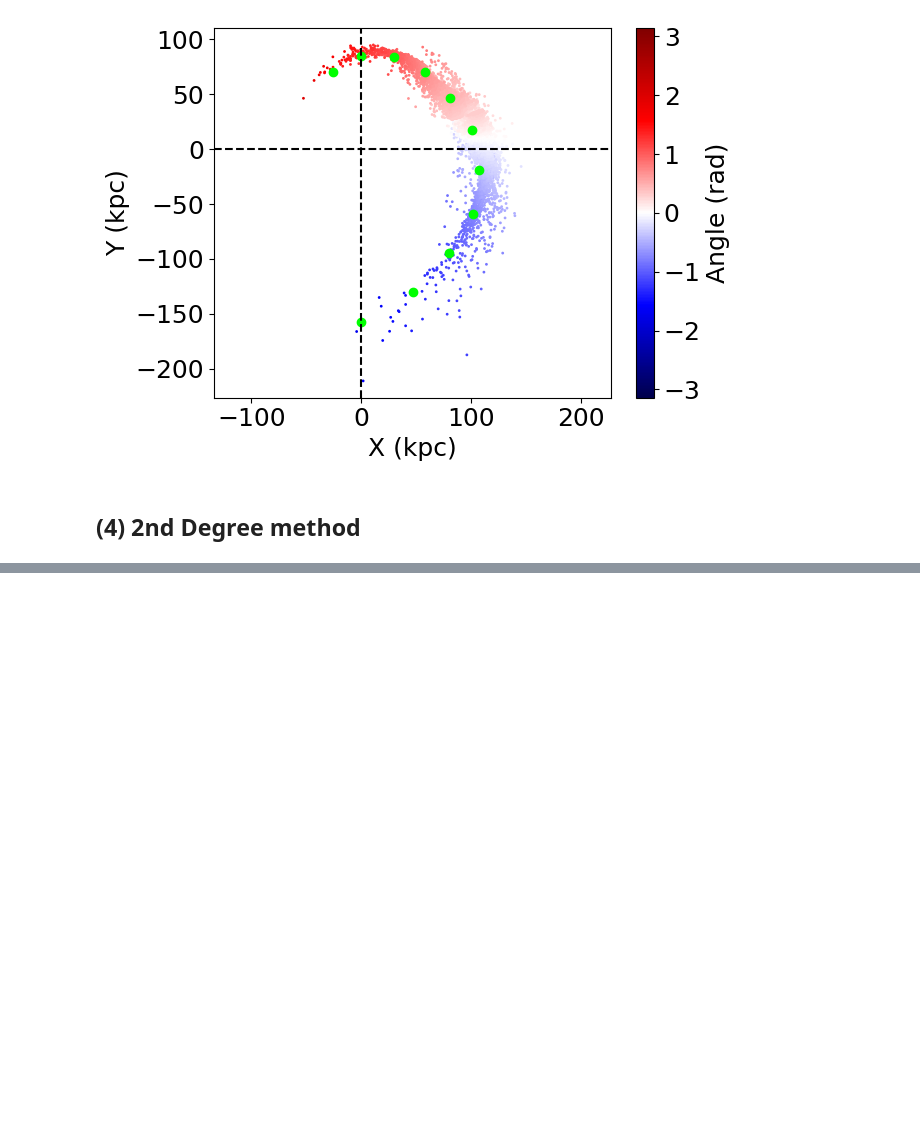
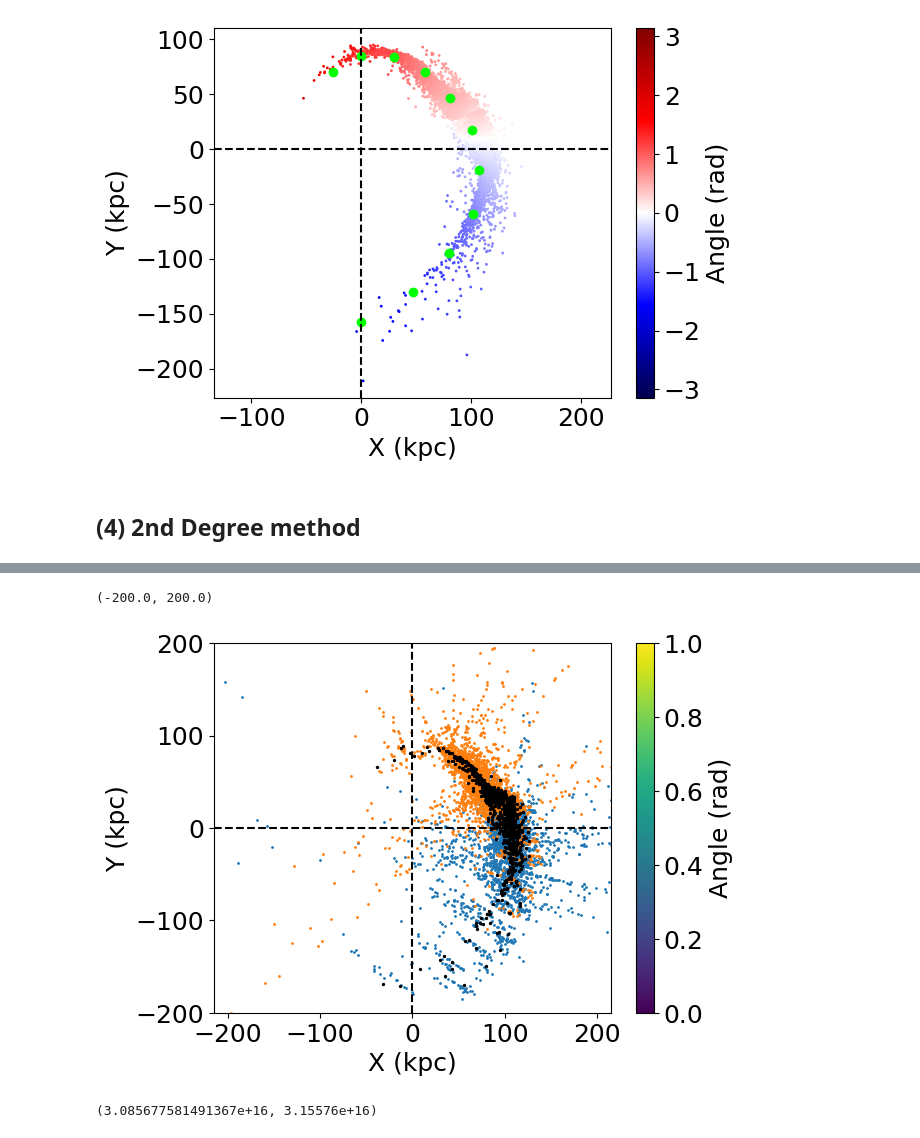
Before and after one commit to David-Chemaly/StreaMAX, a Jupyter notebook: quick_start.ipynb, the cells around one changed output, grey strips where cells are left out. Cells and saved outputs as stored; diff of their text form; code cells hidden in the pictures; blank space fills up the shorter version.

Commit message:
linear approx not working

```diff
--- a/quick_start.ipynb
+++ b/quick_start.ipynb
@@ -236,0 +198,10 @@ state1
+# %%
+even = ic_particle_spray[::2]
+even_base = ic_particle_spray_base[::2]
+even_approxed = jnp.einsum('nij,nkj->nki', S[::2], even[:, :6].reshape((n_steps, -1, 6)) - even_base[:, None, :6])
+even_new = (xv_stream_first[::2, None, :3] + even_approxed).reshape(-1, 3)
+
+odd = ic_particle_spray[1::2]
+odd_base = ic_particle_spray_base[1::2]
+odd_approxed = jnp.einsum('nij,nkj->nki', S[1::2], odd[:, :6].reshape((n_steps, -1, 6)) - odd_base[:, None, :6])
+odd_new = (xv_stream_first[1::2, None, :3] + odd_approxed).reshape(-1, 3)
@@ -236,0 +219,22 @@ state1
+# %%
+plt.scatter(even_new[:, 0], even_new[:, 1], s=1)#, c=theta_stream, s=1, cmap='seismic', vmin=-np.pi, vmax=np.pi)
+plt.scatter(odd_new[:, 0], odd_new[:, 1], s=1)#, c=theta_stream, s=1, cmap='seismic', vmin=-np.pi, vmax=np.pi)
+plt.scatter(xv_stream_first[:, 0], xv_stream_first[:, 1], c='k', s=2)
+plt.colorbar(label='Angle (rad)')
+# plt.scatter(r_bin*np.cos(theta_bin), r_bin*np.sin(theta_bin), c='lime')
+plt.axvline(0, color='k', linestyle='--')
+plt.axhline(0, color='k', linestyle='--')
+plt.xlabel('X (kpc)')
+plt.ylabel('Y (kpc)')
+plt.axis('equal');
+plt.xlim(-200, 200)
+plt.ylim(-200, 200)
+# %% [output]
+(-200.0, 200.0)
+[figure, added]
+# %%
+from constants import *
+
+KPC_TO_KM, GYR_TO_S
+# %% [output]
+(3.085677581491367e+16, 3.15576e+16)
```
Also changed, not shown: parts of 24 cells of this notebook, 6 other files.
